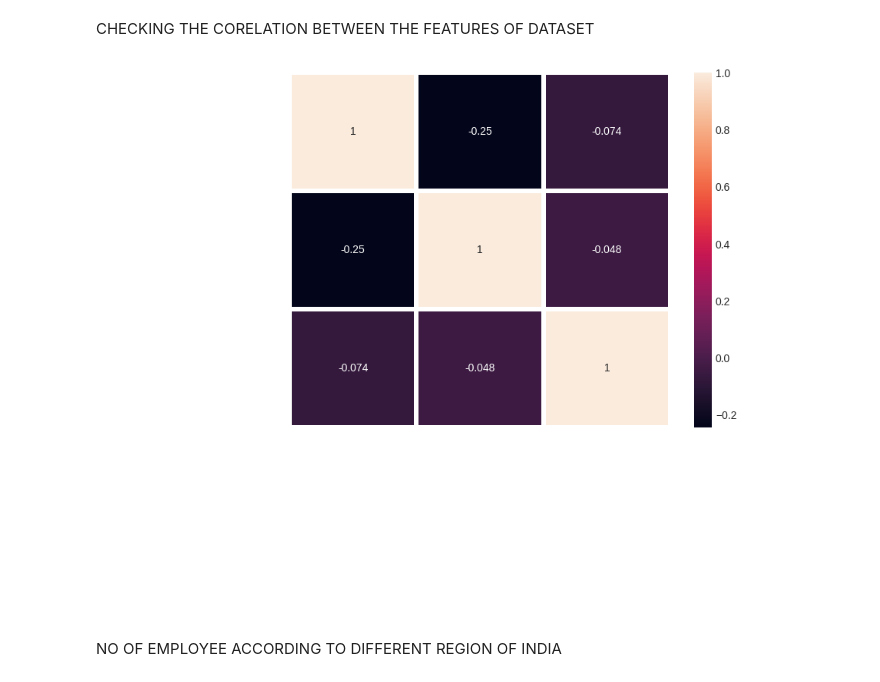
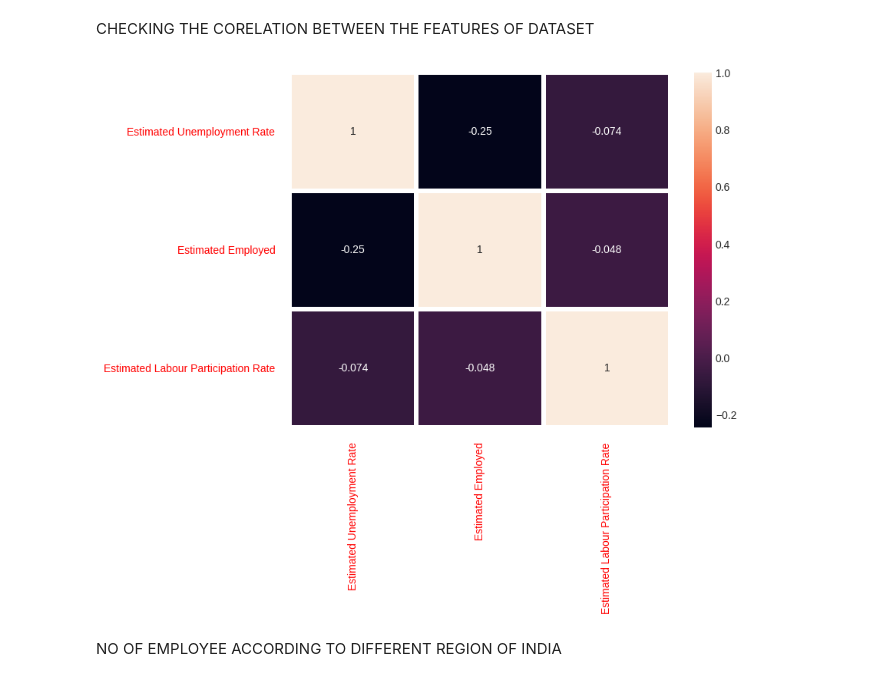
Before and after one commit to vk26kumar/OIBSIP, a Jupyter notebook: UNEMPLOYMENT_ANALYSIS_USING_PYTHON.ipynb, the cells around one changed output. Saved outputs shown, nothing was run; the diff lists cells and outputs as text; code cells hidden in the pictures.

```diff
--- a/UNEMPLOYMENT_ANALYSIS_USING_PYTHON.ipynb
+++ b/UNEMPLOYMENT_ANALYSIS_USING_PYTHON.ipynb
@@ -103,15 +103,25 @@ data.head()
 # %% [markdown]
 CHECKING THE CORELATION BETWEEN THE FEATURES OF DATASET
 # %%
+import matplotlib.pyplot as plt
+import seaborn as sns
+data.describe()
+
+data.isnull().sum()
+
+
+data.columns = ['States','Date','Frequency','Estimated Unemployment Rate','Estimated Employed','Estimated Labour Participation Rate','Region','longitude','latitude']
+data.head()
+
 plt.style.use('seaborn-whitegrid')
 plt.figure(figsize=(8,6))
 
 ax = sns.heatmap(data[['Estimated Unemployment Rate', 'Estimated Employed', 'Estimated Labour Participation Rate']].corr(), annot=True, linewidth=3)
-ax.tick_params(size=10, color='w', labelsize=10, labelcolor='w')
+ax.tick_params(size=10, color='w', labelsize=10, labelcolor='red')
 
 plt.show()
 # %% [output]
-[figure, old version]
+[figure, new version]
 # %% [markdown]
 NO OF EMPLOYEE ACCORDING TO DIFFERENT REGION OF INDIA
 # %%
```
Also changed, not shown: parts of 1 cell of this notebook.
